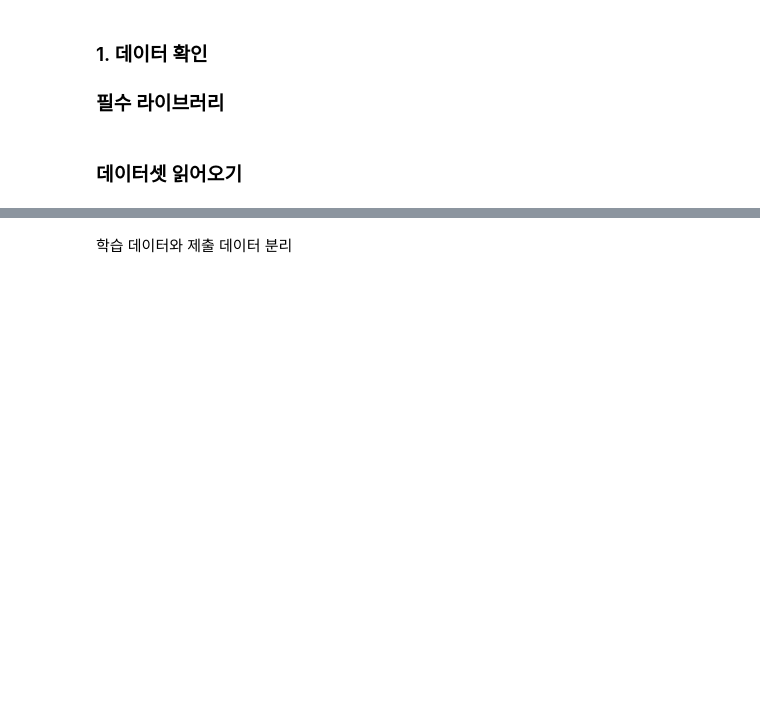
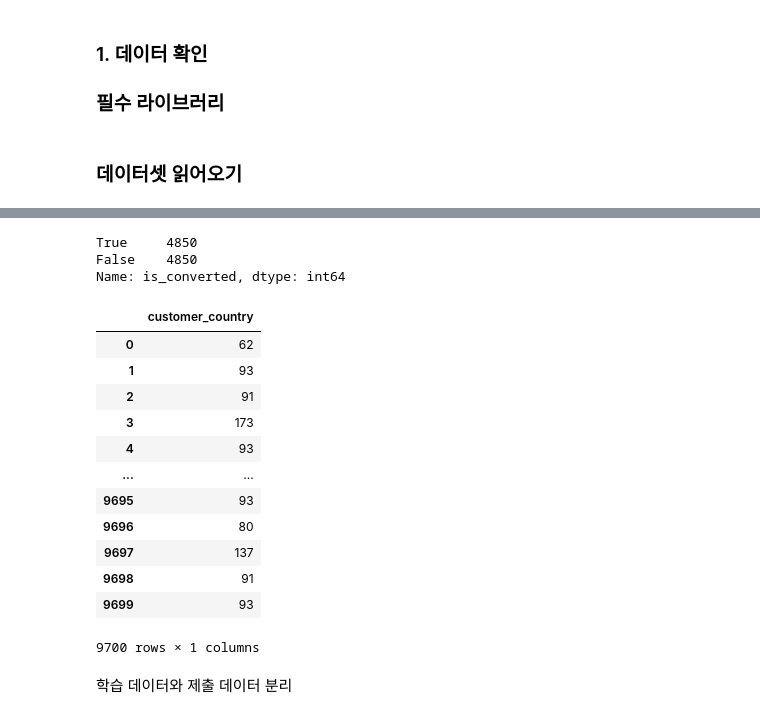
Before and after one commit to lg-aimers-yes/lg-aimers, a Jupyter notebook: code.ipynb, the cells around one changed output, grey strips where cells are left out. Drawn from its saved outputs; the diff is of its cells as text; code cells hidden in the pictures; blank space fills up the shorter version.

```diff
--- a/code.ipynb
+++ b/code.ipynb
@@ -34,3 +122,55 @@ df_train.head() # 학습용 데이터 살펴보기
+# %%
+# 언더 샘플링
+
+#from imblearn.under_sampling import OneSidedSelection
+
+#oss = OneSidedSelection(random_state=42)
+#X_resampled, y_resampled = oss.fit_resample(df_train.drop('is_converted', axis=1), df_train['is_converted'])
+#df_train_balanced = pd.concat([X_resampled, y_resampled], axis=1)
+df_train_balanced = pd.concat([
+    df_train[df_train['is_converted'] == True].sample(min_samples, random_state=42),
+    df_train[df_train['is_converted'] == False].sample(min_samples, random_state=42)
+], ignore_index=True)
+# %%
+df_train_balanced['is_converted'].value_counts()
+# %% [output]
+True     4850
+False    4850
+Name: is_converted, dtype: int64
+# %%
+df_train = df_train_balanced
+# %%
+# 수치형 및 범주형 칼럼 리스트를 정의
+numeric_columns = df_train.select_dtypes(include=[np.number]).columns.tolist()
+categorical_columns = df_train.select_dtypes(exclude=[np.number]).columns.tolist()
+# %%
+# 결측치 처리
+numeric_imputer = SimpleImputer(strategy='mean')
+categorical_imputer = SimpleImputer(strategy='most_frequent')
+
+df_train[numeric_columns] = numeric_imputer.fit_transform(df_train[numeric_columns])
+df_test[numeric_columns] = numeric_imputer.transform(df_test[numeric_columns])
+
+df_train[categorical_columns] = categorical_imputer.fit_transform(df_train[categorical_columns])
+df_test[categorical_columns] = categorical_imputer.transform(df_test[categorical_columns])
+# %%
+# customer_country안의 결측치 뒤의 값으로 대체
+df_train['customer_country'].interpolate(inplace = True)
+df_train.iloc[0:52299, 1:2]
+# %% [output]
+|  | customer_country |
+| 0 | 62 |
+| 1 | 93 |
+| 2 | 91 |
+| 3 | 173 |
+| 4 | 93 |
+| ... | ... |
+| 9695 | 93 |
+| 9696 | 80 |
+| 9697 | 137 |
+| 9698 | 91 |
+| 9699 | 93 |
+9700 rows × 1 columns
 # %%
 def label_encoding(series: pd.Series) -> pd.Series:
     """범주형 데이터를 시리즈 형태로 받아 숫자형 데이터로 변환합니다."""
```
Also changed, not shown: parts of 28 cells of this notebook, 5 other files.
